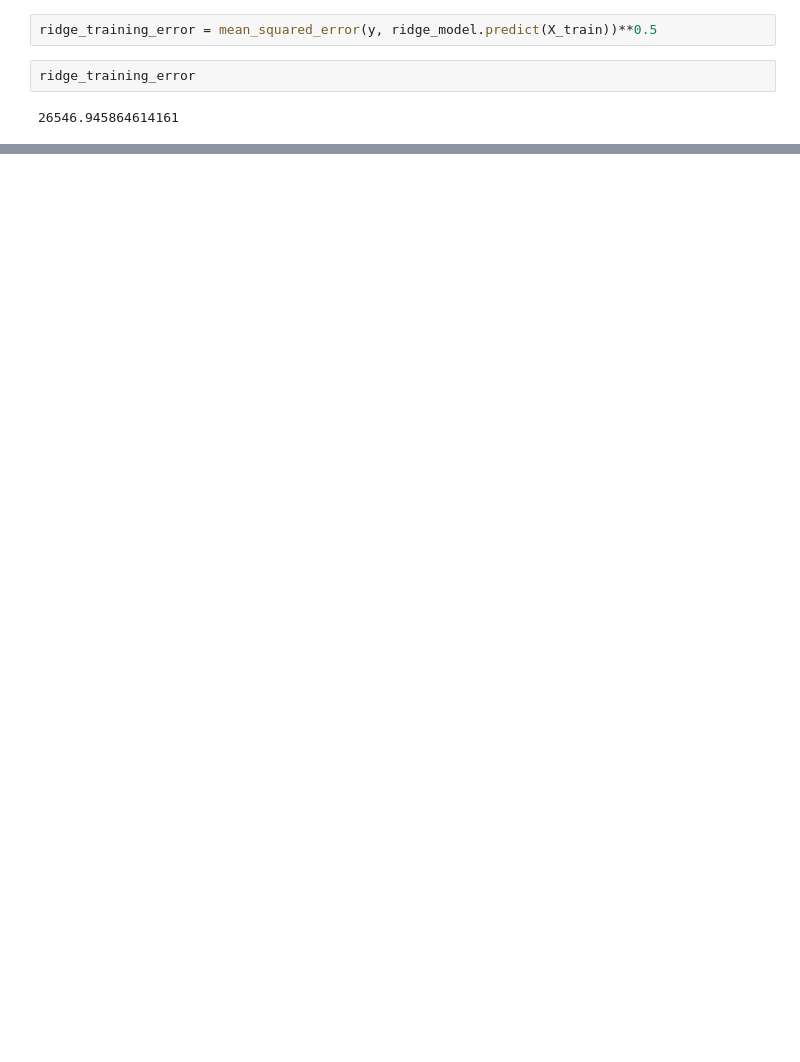
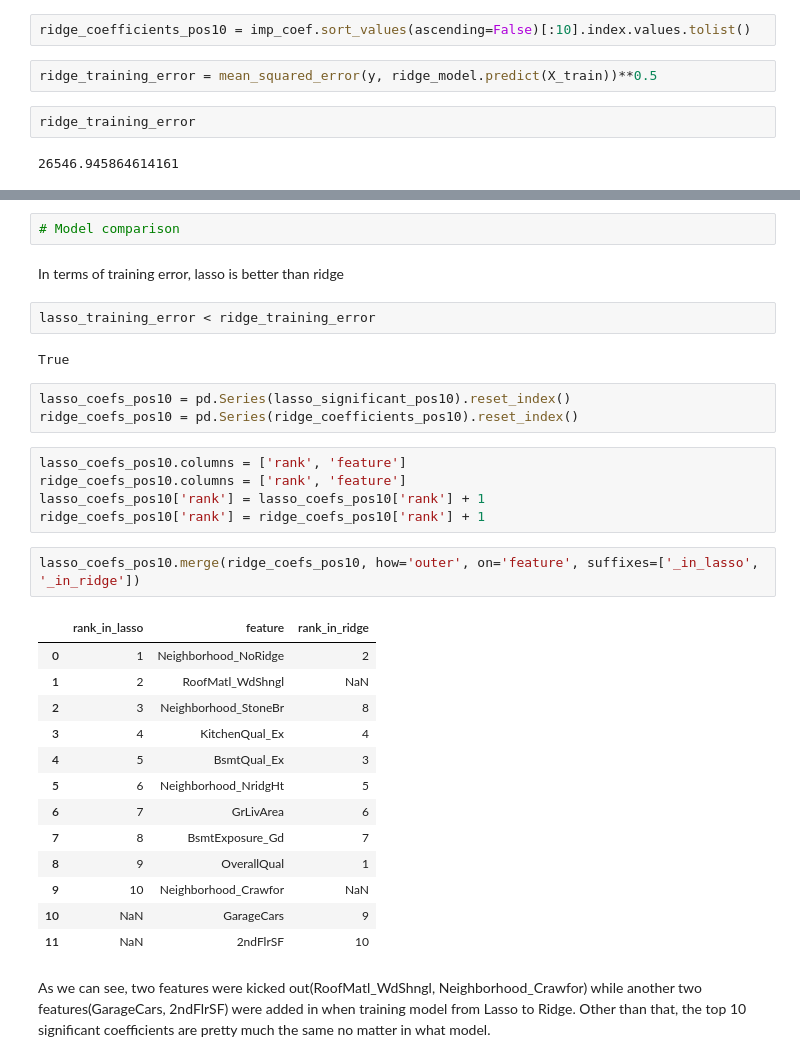
Before and after one commit to tzyk777/kaggle, a Jupyter notebook: house prices/linear regression.ipynb, the cells around one changed output, grey strips where cells are left out. Cells and saved outputs as stored; diff of their text form; blank space fills up the shorter version.

```diff
--- a/house prices/linear regression.ipynb
+++ b/house prices/linear regression.ipynb
@@ -277,3 +285,5 @@ plt.title("Coefficients in the Ridge Model")
+# %%
+ridge_coefficients_pos10 = imp_coef.sort_values(ascending=False)[:10].index.values.tolist()
 # %%
 ridge_training_error = mean_squared_error(y, ridge_model.predict(X_train))**0.5
 # %%
@@ -284,0 +293,34 @@ ridge_coef = pd.Series(model.coef_, index = features)
+# %%
+# Model comparison
+# %% [markdown]
+In terms of training error, lasso is better than ridge
+# %%
+lasso_training_error < ridge_training_error
+# %% [output]
+True
+# %%
+lasso_coefs_pos10 = pd.Series(lasso_significant_pos10).reset_index()
+ridge_coefs_pos10 = pd.Series(ridge_coefficients_pos10).reset_index()
+# %%
+lasso_coefs_pos10.columns = ['rank', 'feature']
+ridge_coefs_pos10.columns = ['rank', 'feature']
+lasso_coefs_pos10['rank'] = lasso_coefs_pos10['rank'] + 1
+ridge_coefs_pos10['rank'] = ridge_coefs_pos10['rank'] + 1
+# %%
+lasso_coefs_pos10.merge(ridge_coefs_pos10, how='outer', on='feature', suffixes=['_in_lasso', '_in_ridge'])
+# %% [output]
+|  | rank_in_lasso | feature | rank_in_ridge |
+| 0 | 1 | Neighborhood_NoRidge | 2 |
+| 1 | 2 | RoofMatl_WdShngl | NaN |
+| 2 | 3 | Neighborhood_StoneBr | 8 |
+| 3 | 4 | KitchenQual_Ex | 4 |
+| 4 | 5 | BsmtQual_Ex | 3 |
+| 5 | 6 | Neighborhood_NridgHt | 5 |
+| 6 | 7 | GrLivArea | 6 |
+| 7 | 8 | BsmtExposure_Gd | 7 |
+| 8 | 9 | OverallQual | 1 |
+| 9 | 10 | Neighborhood_Crawfor | NaN |
+| 10 | NaN | GarageCars | 9 |
+| 11 | NaN | 2ndFlrSF | 10 |
+# %% [markdown]
+As we can see, two features were kicked out(RoofMatl_WdShngl, Neighborhood_Crawfor) while another two features(GarageCars, 2ndFlrSF) were added in when training model from Lasso to Ridge. Other than that, the top 10 significant coefficients are pretty much the same no matter in what model.
```
Also changed, not shown: parts of 33 cells of this notebook.
